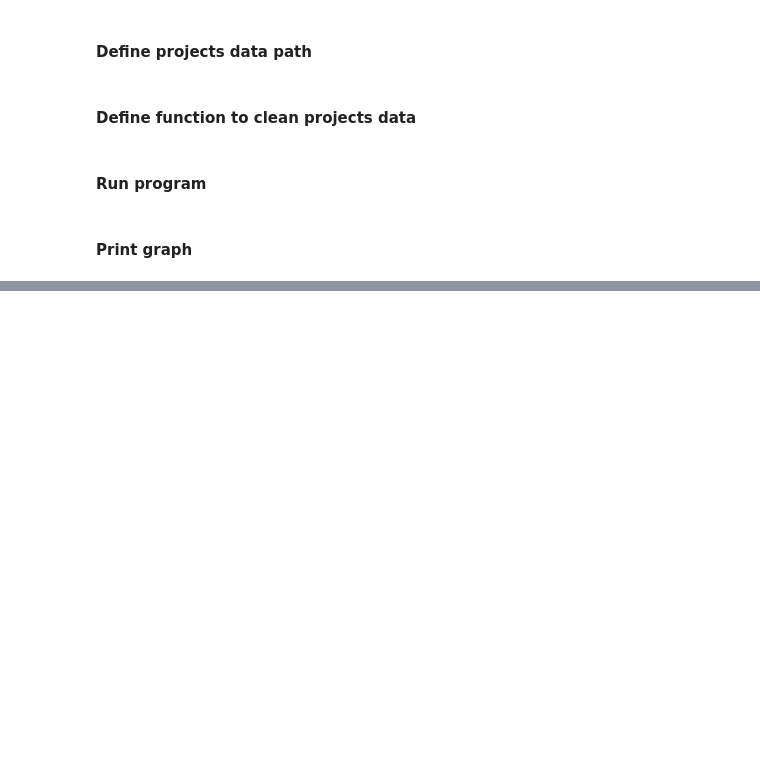
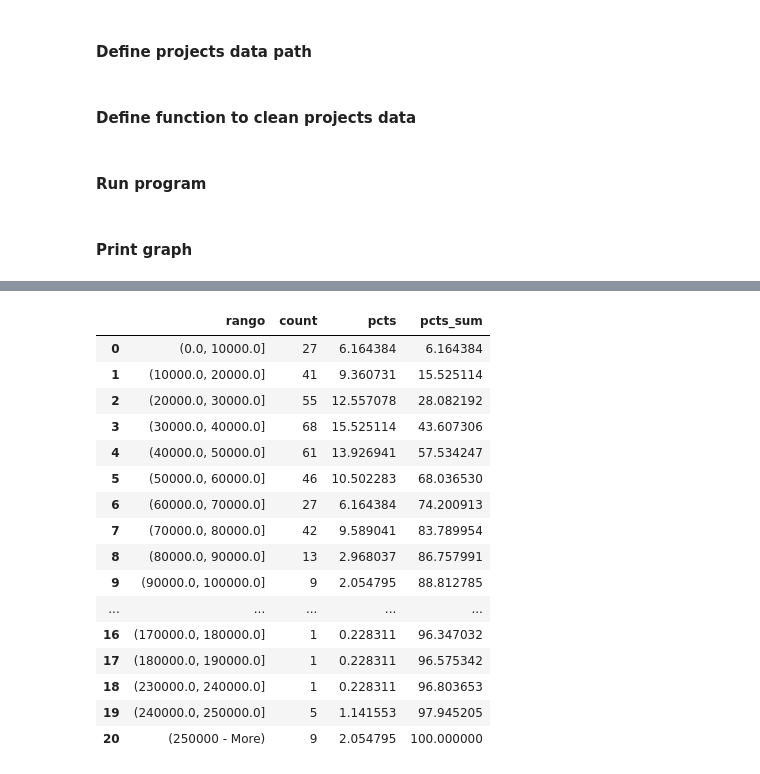
Before and after one commit to linhd-postdata/desir, a Jupyter notebook: Fig11. Distribution of projects according to funding received.ipynb, the cells around one changed output, grey strips where cells are left out. Drawn from its saved outputs; the diff is of its cells as text; code cells hidden in the pictures; blank space fills up the shorter version.

```diff
--- a/Fig11. Distribution of projects according to funding received.ipynb
+++ b/Fig11. Distribution of projects according to funding received.ipynb
@@ -68,0 +84,20 @@ plt.show()
+# %%
+df2
+# %% [output]
+|  | rango | count | pcts | pcts_sum |
+| 0 | (0.0, 10000.0] | 27 | 6.164384 | 6.164384 |
+| 1 | (10000.0, 20000.0] | 41 | 9.360731 | 15.525114 |
+| 2 | (20000.0, 30000.0] | 55 | 12.557078 | 28.082192 |
+| 3 | (30000.0, 40000.0] | 68 | 15.525114 | 43.607306 |
+| 4 | (40000.0, 50000.0] | 61 | 13.926941 | 57.534247 |
+| 5 | (50000.0, 60000.0] | 46 | 10.502283 | 68.036530 |
+| 6 | (60000.0, 70000.0] | 27 | 6.164384 | 74.200913 |
+| 7 | (70000.0, 80000.0] | 42 | 9.589041 | 83.789954 |
+| 8 | (80000.0, 90000.0] | 13 | 2.968037 | 86.757991 |
+| 9 | (90000.0, 100000.0] | 9 | 2.054795 | 88.812785 |
+| ... | ... | ... | ... | ... |
+| 16 | (170000.0, 180000.0] | 1 | 0.228311 | 96.347032 |
+| 17 | (180000.0, 190000.0] | 1 | 0.228311 | 96.575342 |
+| 18 | (230000.0, 240000.0] | 1 | 0.228311 | 96.803653 |
+| 19 | (240000.0, 250000.0] | 5 | 1.141553 | 97.945205 |
+| 20 | (250000 - More) | 9 | 2.054795 | 100.000000 |
```
Also changed, not shown: parts of 3 cells of this notebook.
